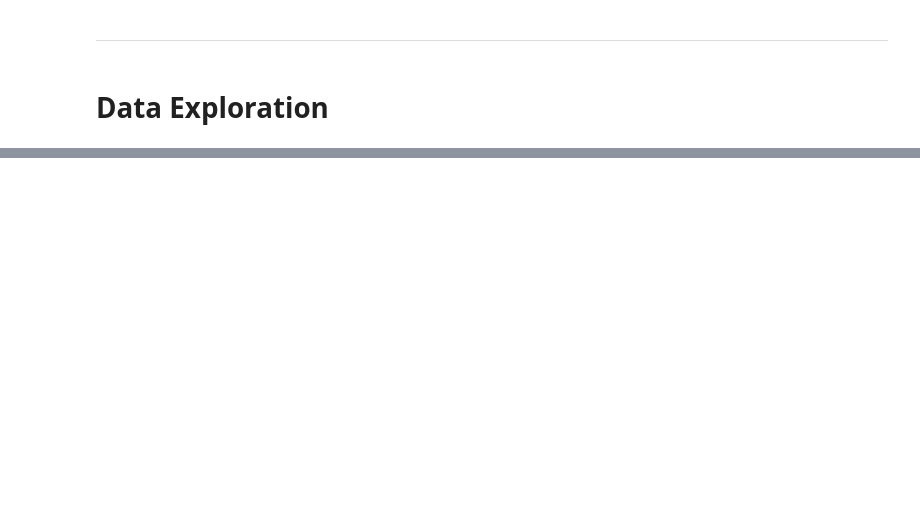
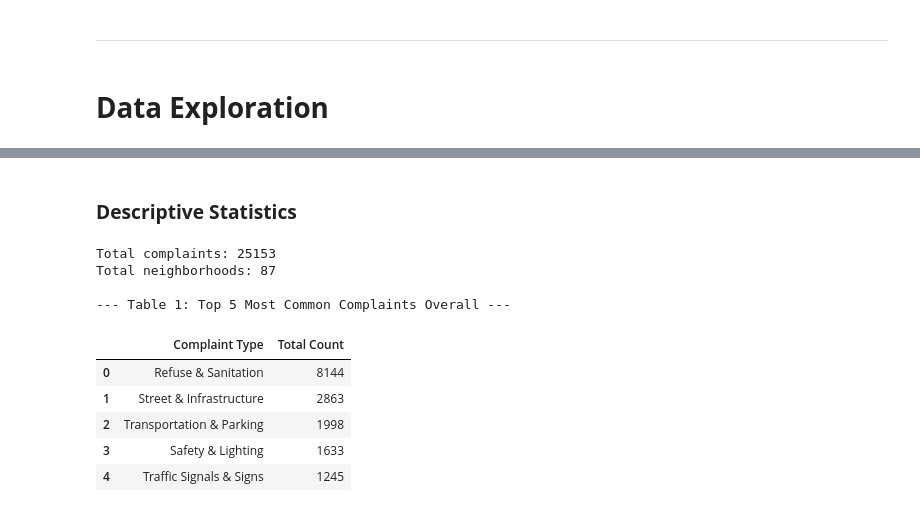
Before and after one commit to npisar/SI313-homework, a Jupyter notebook: final project/pisarczyk_final-project_progress-report_si313.ipynb, the cells around one changed output, grey strips where cells are left out. Saved outputs shown, nothing was run; the diff lists cells and outputs as text; code cells hidden in the pictures; blank space fills up the shorter version.

```diff
--- a/final project/pisarczyk_final-project_progress-report_si313.ipynb
+++ b/final project/pisarczyk_final-project_progress-report_si313.ipynb
@@ -350,0 +506,29 @@ for k, v in neighborhood_info_map.items():
+# %% [markdown]
+### **Descriptive Statistics**
+# %%
+# 5 most common complaint types across all data
+df_explore = df_remapped.copy()
+
+# define the top 5
+top_5_overall = df_explore['request_category'].value_counts().head(5).reset_index()
+top_5_overall.columns = ['Complaint Type', 'Total Count']
+
+
+total_complaints = df_explore.shape[0]
+total_neighborhoods = df_explore['neighborhood'].nunique()
+print(f"Total complaints: {total_complaints}")
+print(f"Total neighborhoods: {total_neighborhoods}")
+
+print(f"\n--- Table 1: Top 5 Most Common Complaints Overall ---")
+top_5_overall
+# %% [output]
+Total complaints: 25153
+Total neighborhoods: 87
+
+--- Table 1: Top 5 Most Common Complaints Overall ---
+|  | Complaint Type | Total Count |
+| 0 | Refuse & Sanitation | 8144 |
+| 1 | Street & Infrastructure | 2863 |
+| 2 | Transportation & Parking | 1998 |
+| 3 | Safety & Lighting | 1633 |
+| 4 | Traffic Signals & Signs | 1245 |
```
Also changed, not shown: parts of 11 cells of this notebook, 2 other files.
